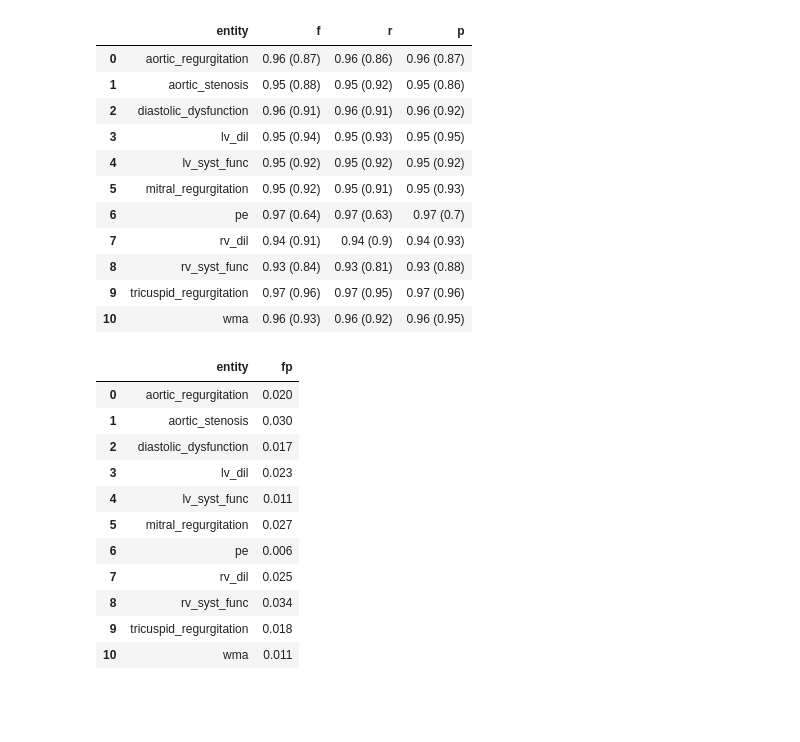
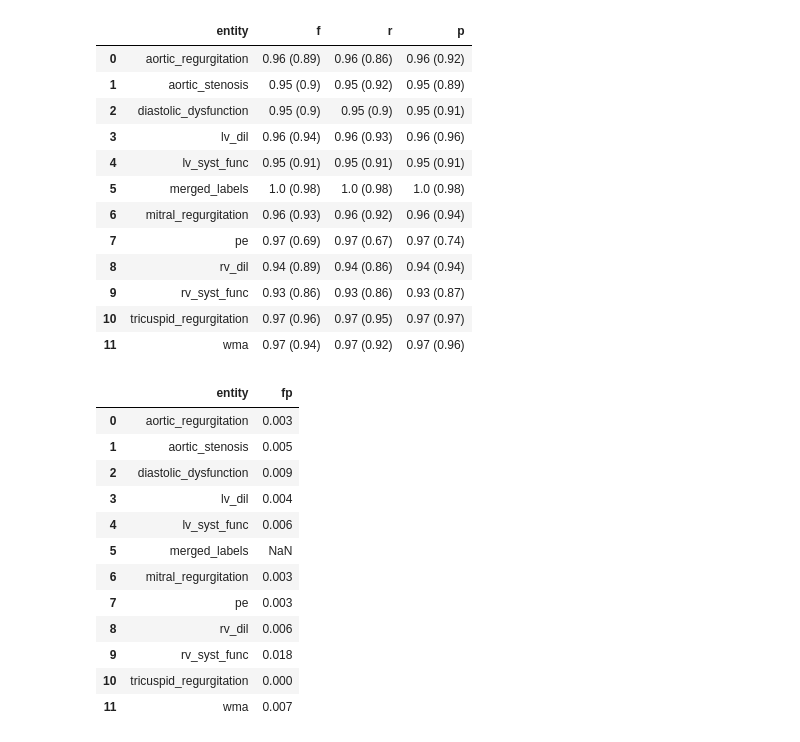
Before and after one commit to umcu/EchoLabeler, a Jupyter notebook: notebooks/summary_statistics_textcat.ipynb, the cells around one changed output. Cells and saved outputs as stored; diff of their text form; code cells hidden in the pictures; blank space fills up the shorter version.

```diff
--- a/notebooks/summary_statistics_textcat.ipynb
+++ b/notebooks/summary_statistics_textcat.ipynb
@@ -17,7 +17,10 @@ import matplotlib.pyplot as plt
 def load_and_run_model(base_path, file):
     # Load model components and test data
     nlp = spacy.load(base_path + file + '/model-best')
-    textcat = nlp.get_pipe('textcat')
+    if file == 'merged_labels':
+        textcat = nlp.get_pipe('textcat_multilabel')
+    else:
+        textcat = nlp.get_pipe('textcat')
     doc_bin = DocBin().from_disk(base_path + file + '/test.spacy')
     docs = list(doc_bin.get_docs(nlp.vocab))
     scorer = Scorer(nlp)
@@ -42,7 +45,7 @@ def calculate_false_label_proportion(examples):
     fp = 0
     total = len(examples)
     for example in examples:
-        if example.reference.cats['No label'] and max(example.predicted.cats.items(), key=lambda it: it[1])[0] != 'No label':
+        if (example.reference.cats['No label'] or example.reference.cats['Normal']) and not max(example.predicted.cats.items(), key=lambda it: it[1])[0] in ['No label', 'Normal']:
             fp += 1
     return fp / total
 
@@ -61,14 +64,16 @@ def confusion_matrix_plot(examples, labels, file):
     plt.title(file)
     plt.ylabel('True label')
     plt.xlabel('Predicted label')
-    plt.savefig(f'/training/echo/text_mining/output/textcat/cm_{file}.png', dpi=300)
+    plt.savefig(f'/training/echo/text_mining/output/textcat/textcat/cm_{file}.png', dpi=300)
 # %%
 base_path = '/training/echo/text_mining/textcat_models/reduced_labels/spacy_data/'
 
 df = pd.DataFrame(columns=['entity', 'cats_micro_p', 'cats_micro_r', 'cats_micro_f',
                            'cats_macro_p', 'cats_macro_r', 'cats_macro_f', 'cats_macro_auc', 'fp', 'labels'])
 
-files = [x for x in os.listdir(base_path) if not x.startswith('.') and x != 'merged_labels']
+files = [x for x in os.listdir(base_path) if not x.startswith('.')
+         #and x != 'merged_labels'
+        ]
 
 # Iterate over all abnormalities
 for file in tqdm(files):
@@ -85,7 +90,8 @@ for file in tqdm(files):
         data['cats_macro_auc'] = scores['cats_macro_auc']
 
     # Calculate false label proportion (Table ?)
-    data['fp'] = calculate_false_label_proportion(examples)
+    if file != 'merged_labels':
+        data['fp'] = calculate_false_label_proportion(examples)
 
     data['labels'] = labels
 
@@ -118,35 +125,37 @@ for metric in ['p', 'r', 'f']:
 df['fp'] = df['fp'].apply(lambda x: round(x, 3))
 # %%
 ## Table x - PRF scores micro/weighted (macro)
-#df[['entity', 'f', 'r', 'p']].to_latex('/training/echo/text_mining/output/table4_textcat_pipeline_performance.tex', index=False)
+df[['entity', 'f', 'r', 'p']].to_latex('/training/echo/text_mining/output/table4_textcat_pipeline_performance.tex', index=False)
 df[['entity', 'f', 'r', 'p']]
 # %% [output]
 |  | entity | f | r | p |
-| 0 | aortic_regurgitation | 0.96 (0.87) | 0.96 (0.86) | 0.96 (0.87) |
-| 1 | aortic_stenosis | 0.95 (0.88) | 0.95 (0.92) | 0.95 (0.86) |
-| 2 | diastolic_dysfunction | 0.96 (0.91) | 0.96 (0.91) | 0.96 (0.92) |
-| 3 | lv_dil | 0.95 (0.94) | 0.95 (0.93) | 0.95 (0.95) |
-| 4 | lv_syst_func | 0.95 (0.92) | 0.95 (0.92) | 0.95 (0.92) |
-| 5 | mitral_regurgitation | 0.95 (0.92) | 0.95 (0.91) | 0.95 (0.93) |
-| 6 | pe | 0.97 (0.64) | 0.97 (0.63) | 0.97 (0.7) |
-| 7 | rv_dil | 0.94 (0.91) | 0.94 (0.9) | 0.94 (0.93) |
-| 8 | rv_syst_func | 0.93 (0.84) | 0.93 (0.81) | 0.93 (0.88) |
-| 9 | tricuspid_regurgitation | 0.97 (0.96) | 0.97 (0.95) | 0.97 (0.96) |
-| 10 | wma | 0.96 (0.93) | 0.96 (0.92) | 0.96 (0.95) |
+| 0 | aortic_regurgitation | 0.96 (0.89) | 0.96 (0.86) | 0.96 (0.92) |
+| 1 | aortic_stenosis | 0.95 (0.9) | 0.95 (0.92) | 0.95 (0.89) |
+| 2 | diastolic_dysfunction | 0.95 (0.9) | 0.95 (0.9) | 0.95 (0.91) |
+| 3 | lv_dil | 0.96 (0.94) | 0.96 (0.93) | 0.96 (0.96) |
+| 4 | lv_syst_func | 0.95 (0.91) | 0.95 (0.91) | 0.95 (0.91) |
+| 5 | merged_labels | 1.0 (0.98) | 1.0 (0.98) | 1.0 (0.98) |
+| 6 | mitral_regurgitation | 0.96 (0.93) | 0.96 (0.92) | 0.96 (0.94) |
+| 7 | pe | 0.97 (0.69) | 0.97 (0.67) | 0.97 (0.74) |
+| 8 | rv_dil | 0.94 (0.89) | 0.94 (0.86) | 0.94 (0.94) |
+| 9 | rv_syst_func | 0.93 (0.86) | 0.93 (0.86) | 0.93 (0.87) |
+| 10 | tricuspid_regurgitation | 0.97 (0.96) | 0.97 (0.95) | 0.97 (0.97) |
+| 11 | wma | 0.97 (0.94) | 0.97 (0.92) | 0.97 (0.96) |
 # %%
 ## Table x - False positives as a percentage per document
-#df[['entity', 'fp']].to_latex('/training/echo/text_mining/output/tablex_textcat_false_positives.tex', index=False)
+df[['entity', 'fp']].to_latex('/training/echo/text_mining/output/tablex_textcat_false_positives.tex', index=False)
 df[['entity', 'fp']]
 # %% [output]
 |  | entity | fp |
-| 0 | aortic_regurgitation | 0.020 |
-| 1 | aortic_stenosis | 0.030 |
-| 2 | diastolic_dysfunction | 0.017 |
-| 3 | lv_dil | 0.023 |
-| 4 | lv_syst_func | 0.011 |
-| 5 | mitral_regurgitation | 0.027 |
-| 6 | pe | 0.006 |
-| 7 | rv_dil | 0.025 |
-| 8 | rv_syst_func | 0.034 |
-| 9 | tricuspid_regurgitation | 0.018 |
-| 10 | wma | 0.011 |
+| 0 | aortic_regurgitation | 0.003 |
+| 1 | aortic_stenosis | 0.005 |
+| 2 | diastolic_dysfunction | 0.009 |
+| 3 | lv_dil | 0.004 |
+| 4 | lv_syst_func | 0.006 |
+| 5 | merged_labels | NaN |
+| 6 | mitral_regurgitation | 0.003 |
+| 7 | pe | 0.003 |
+| 8 | rv_dil | 0.006 |
+| 9 | rv_syst_func | 0.018 |
+| 10 | tricuspid_regurgitation | 0.000 |
+| 11 | wma | 0.007 |
```
Also changed, not shown: parts of 2 cells of this notebook, 10 other files.
